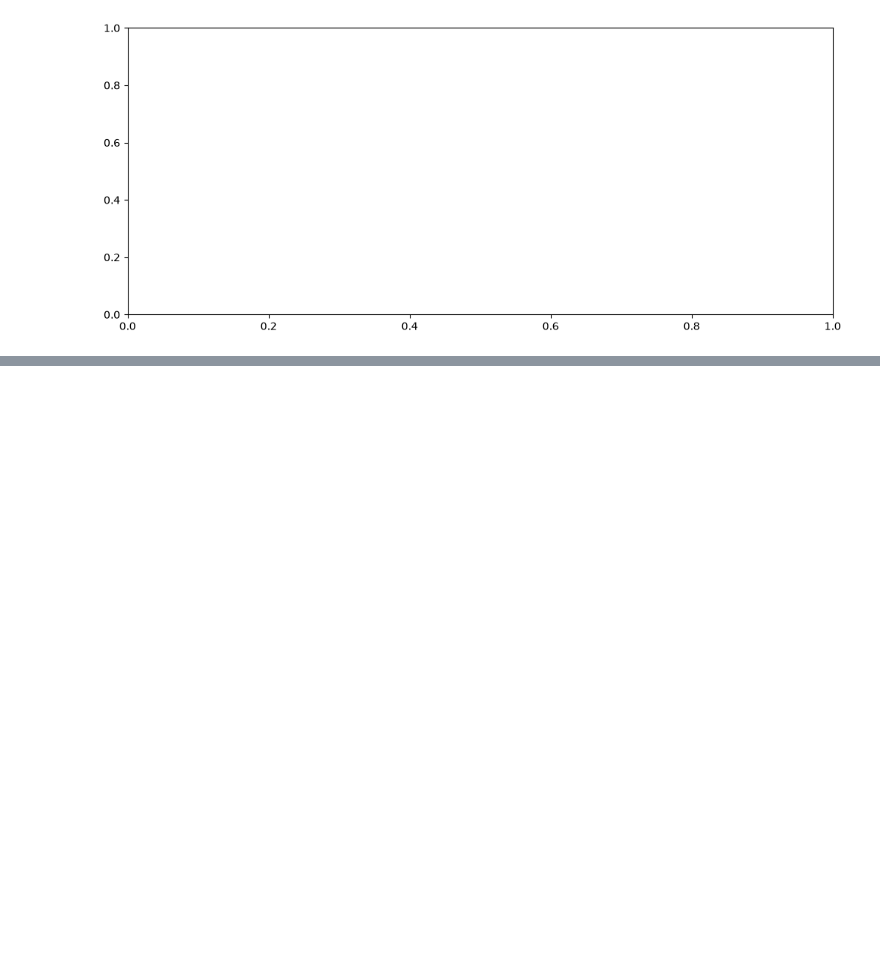
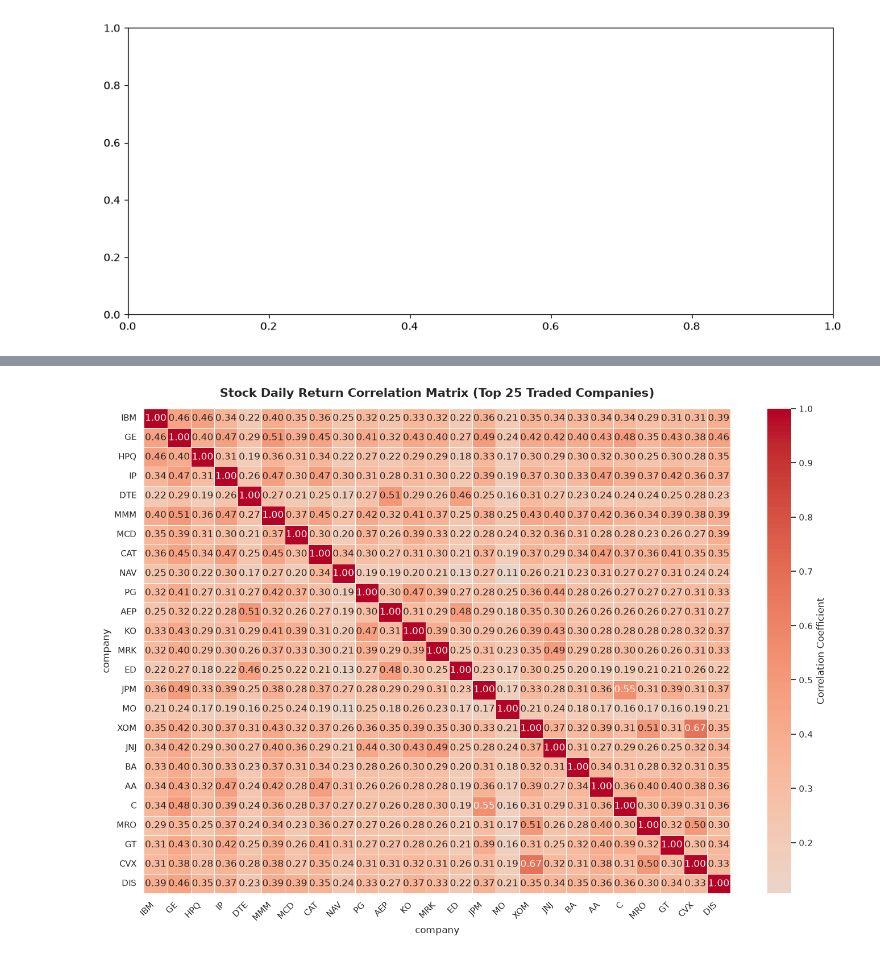
Before and after one commit to Ultra-lion/MLFromScratch, a Jupyter notebook: stock_market_data_exploration.ipynb, the cells around one changed output, grey strips where cells are left out. Saved outputs shown, nothing was run; the diff lists cells and outputs as text; code cells hidden in the pictures; blank space fills up the shorter version.

```diff
--- a/stock_market_data_exploration.ipynb
+++ b/stock_market_data_exploration.ipynb
@@ -203,0 +456,44 @@ ValueError: x and y must have same first dimension, but have shapes (1,) and (2,
+# %%
+# ==========================================
+# STEP 5: DAILY RETURNS CORRELATION HEATMAP
+# ==========================================
+
+# 1. Calculate daily percentage return for each stock
+daily_returns = pivoted_stocks[top_companies[:25]].pct_change()
+
+# 2. Compute Pearson correlation matrix
+corr_matrix = daily_returns.corr()
+
+# 3. Plot Correlation Heatmap
+plt.figure(figsize=(14, 10))
+sns.heatmap(
+    corr_matrix,
+    annot=True,
+    fmt=".2f",
+    cmap="coolwarm",  # Red = Positive Correlation, Blue = Negative Correlation
+    center=0,
+    linewidths=0.5,
+    cbar_kws={"label": "Correlation Coefficient"},
+)
+
+plt.title(
+    "Stock Daily Return Correlation Matrix (Top 25 Traded Companies)",
+    fontsize=15,
+    weight="bold",
+    pad=15,
+)
+plt.xticks(
+    ticks=np.arange(len(top_companies[:25])) + 0.5,
+    labels=[c.replace(".us.txt", "").upper() for c in top_companies[:25]],
+    rotation=45,
+    ha="right",
+)
+plt.yticks(
+    ticks=np.arange(len(top_companies[:25])) + 0.5,
+    labels=[c.replace(".us.txt", "").upper() for c in top_companies[:25]],
+    rotation=0,
+)
+plt.tight_layout()
+plt.show()
+# %% [output]
+[figure, added]
```
Also changed, not shown: parts of 8 cells of this notebook.
